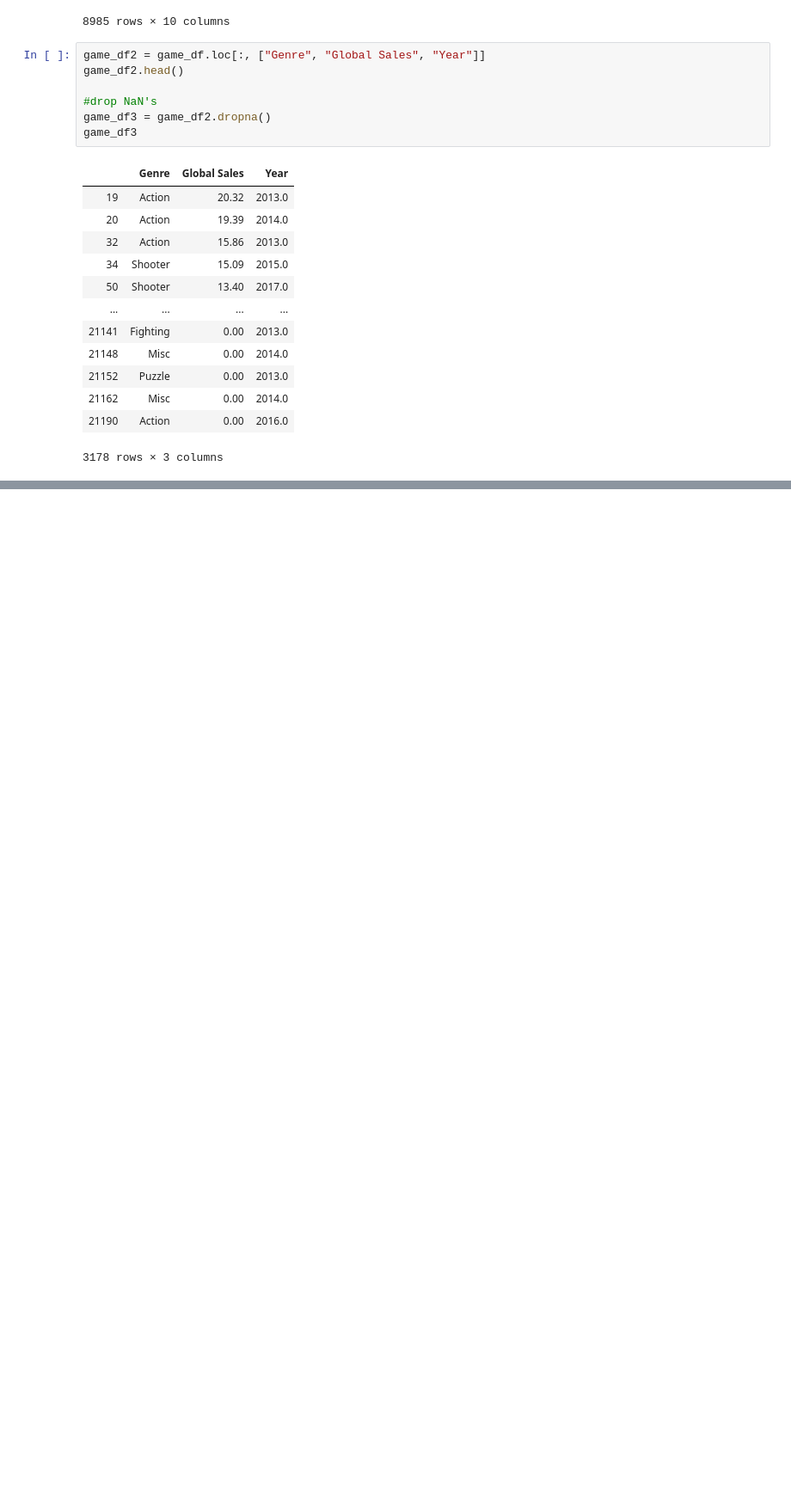
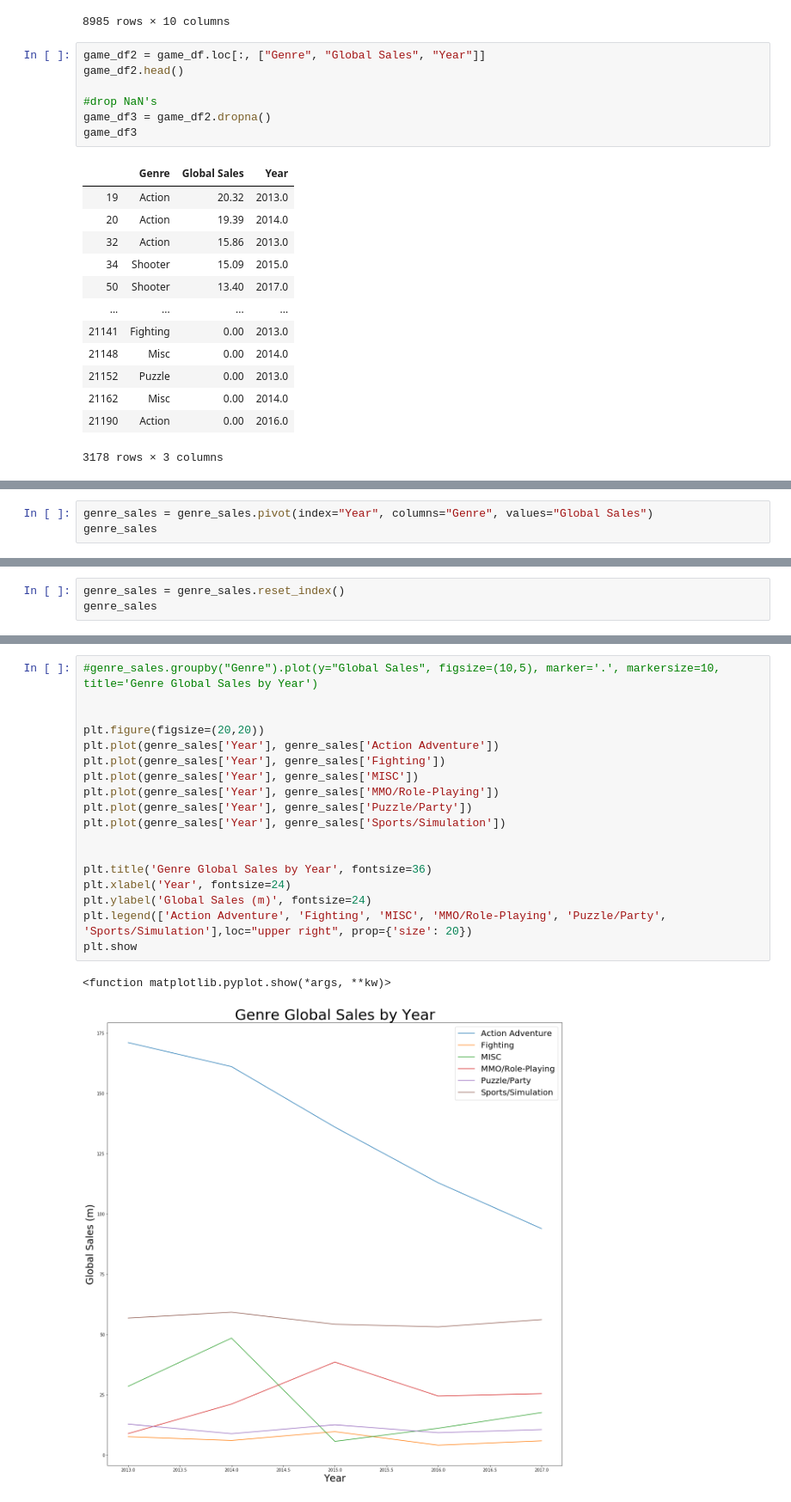
Before and after one commit to melaniefollett/project1, a Jupyter notebook: Third Question Graphs.ipynb, the cells around one changed output, grey strips where cells are left out. Shown: that part at 86% size. Saved outputs shown, nothing was run; the diff lists cells and outputs as text; blank space fills up the shorter version.

Commit message:
Updated Charts for Third Question

```diff
--- a/Third Question Graphs.ipynb
+++ b/Third Question Graphs.ipynb
@@ -146,0 +157,3 @@ Text(0, 0.5, 'Global Sales (m)')
+# %%
+genre_sales = genre_sales.pivot(index="Year", columns="Genre", values="Global Sales")
+genre_sales
@@ -146,0 +168,3 @@ Text(0, 0.5, 'Global Sales (m)')
+# %%
+genre_sales = genre_sales.reset_index()
+genre_sales
@@ -146,0 +178,21 @@ Text(0, 0.5, 'Global Sales (m)')
+# %%
+#genre_sales.groupby("Genre").plot(y="Global Sales", figsize=(10,5), marker='.', markersize=10, title='Genre Global Sales by Year')
+
+
+plt.figure(figsize=(20,20))
+plt.plot(genre_sales['Year'], genre_sales['Action Adventure'])
+plt.plot(genre_sales['Year'], genre_sales['Fighting'])
+plt.plot(genre_sales['Year'], genre_sales['MISC'])
+plt.plot(genre_sales['Year'], genre_sales['MMO/Role-Playing'])
+plt.plot(genre_sales['Year'], genre_sales['Puzzle/Party'])
+plt.plot(genre_sales['Year'], genre_sales['Sports/Simulation'])
+
+
+plt.title('Genre Global Sales by Year', fontsize=36)
+plt.xlabel('Year', fontsize=24)
+plt.ylabel('Global Sales (m)', fontsize=24)
+plt.legend(['Action Adventure', 'Fighting', 'MISC', 'MMO/Role-Playing', 'Puzzle/Party', 'Sports/Simulation'],loc="upper right", prop={'size': 20})
+plt.show
+# %% [output]
+<function matplotlib.pyplot.show(*args, **kw)>
+[figure, added]
```
Also changed, not shown: parts of 7 cells of this notebook.
